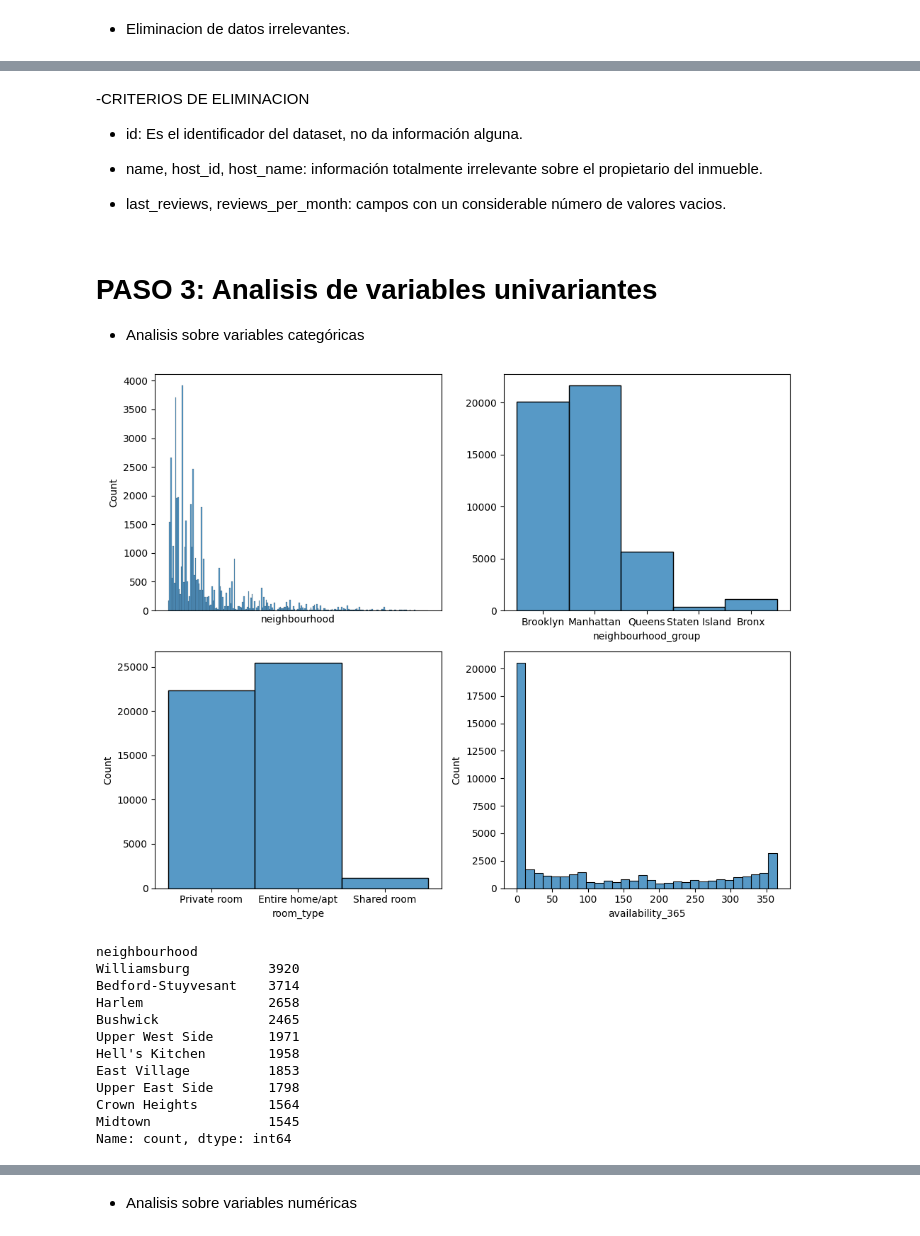
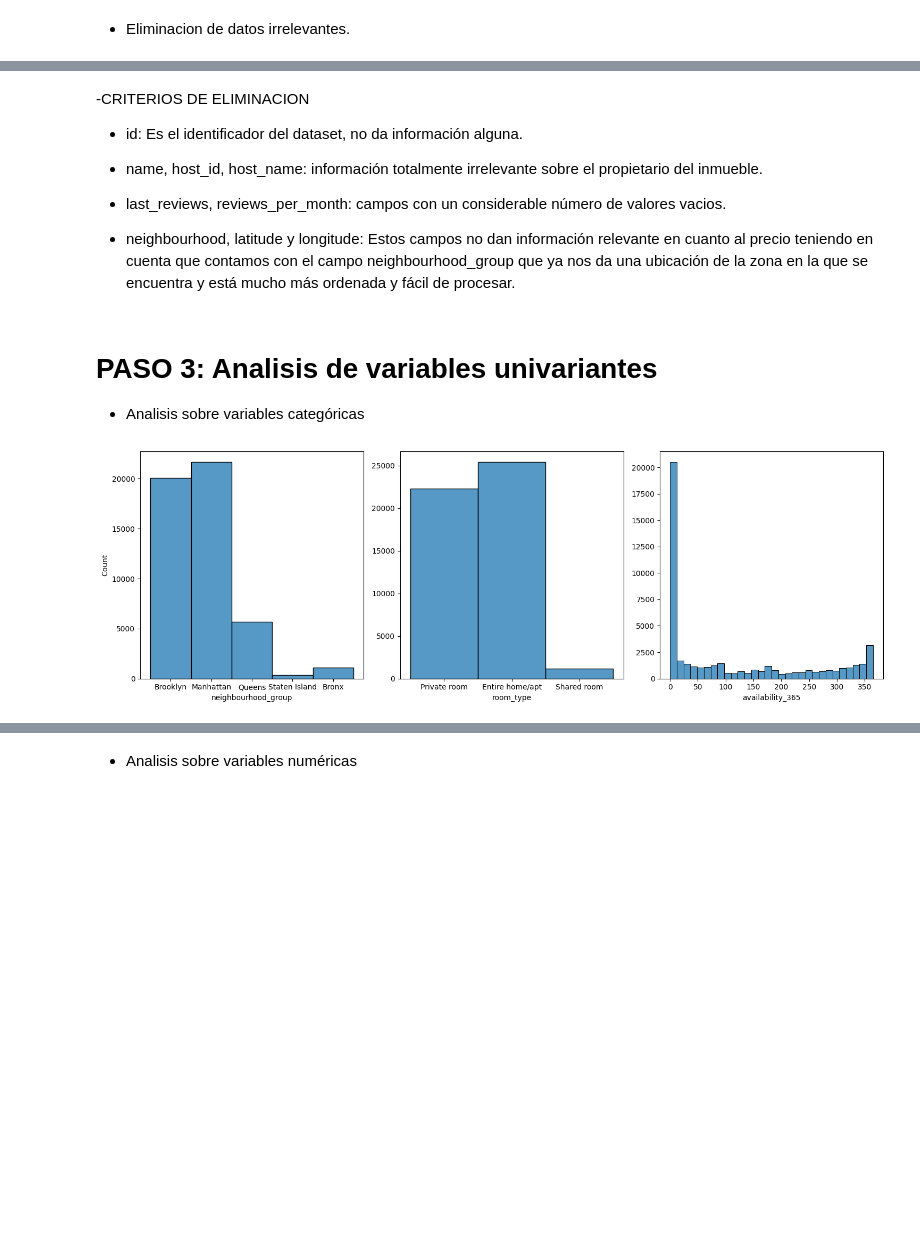
Before and after one commit to Fj-martinez33/AirBnB-NewYork, a Jupyter notebook: src/explore.ipynb, the cells around one changed output, grey strips where cells are left out. Cells and saved outputs as stored; diff of their text form; code cells hidden in the pictures; blank space fills up the shorter version.

```diff
--- a/src/explore.ipynb
+++ b/src/explore.ipynb
@@ -187,6 +187,8 @@ The old dimension of dataset is (48895, 15), and the new dimension is (48895, 10
 - name, host_id, host_name: información totalmente irrelevante sobre el propietario del inmueble.
 
 - last_reviews, reviews_per_month: campos con un considerable número de valores vacios.
+
+- neighbourhood, latitude y longitude: Estos campos no dan información relevante en cuanto al precio teniendo en cuenta que contamos con el campo neighbourhood_group que ya nos da una ubicación de la zona en la que se encuentra y está mucho más ordenada y fácil de procesar.
 # %% [markdown]
 # PASO 3: Analisis de variables univariantes
 
@@ -194,36 +196,21 @@ The old dimension of dataset is (48895, 15), and the new dimension is (48895, 10
 # %%
 # Analisis sobre variables categoricas
 
 def CategoricGraf(dataset):
     #Creamos la figura
-    fig, axis = plt.subplots(2, 2, figsize=(10,8))
+    fig, axis = plt.subplots(1, 3, figsize=(15,5))
 
     #Creamos las graficas necesarias
-    sns.histplot( ax = axis[0,0], data = dataset, x = "neighbourhood").set_xticks([])
-    sns.histplot( ax = axis[0,1], data = dataset, x = "neighbourhood_group").set(ylabel = None)
-    sns.histplot( ax = axis[1,0], data = dataset, x = "room_type")
-    sns.histplot( ax = axis[1,1], data = dataset, x = "availability_365")
+    sns.histplot( ax = axis[0], data = dataset, x = "neighbourhood_group")
+    sns.histplot( ax = axis[1], data = dataset, x = "room_type").set(ylabel = None)
+    sns.histplot( ax = axis[2], data = dataset, x = "availability_365").set(ylabel = None)
 
     #Mostramos el grafico.
     plt.tight_layout()
     plt.show()
 
 CategoricGraf(data)
-
-data.neighbourhood.value_counts().sort_values(ascending=False).head(10)
 # %% [output]
-[figure, old version]
+[figure, new version]
-neighbourhood
-Williamsburg          3920
-Bedford-Stuyvesant    3714
-Harlem                2658
-Bushwick              2465
-Upper West Side       1971
-Hell's Kitchen        1958
-East Village          1853
-Upper East Side       1798
-Crown Heights         1564
-Midtown               1545
-Name: count, dtype: int64
 # %% [markdown]
 -Conclusiones:
```
Also changed, not shown: parts of 22 cells of this notebook, 32 other files.
